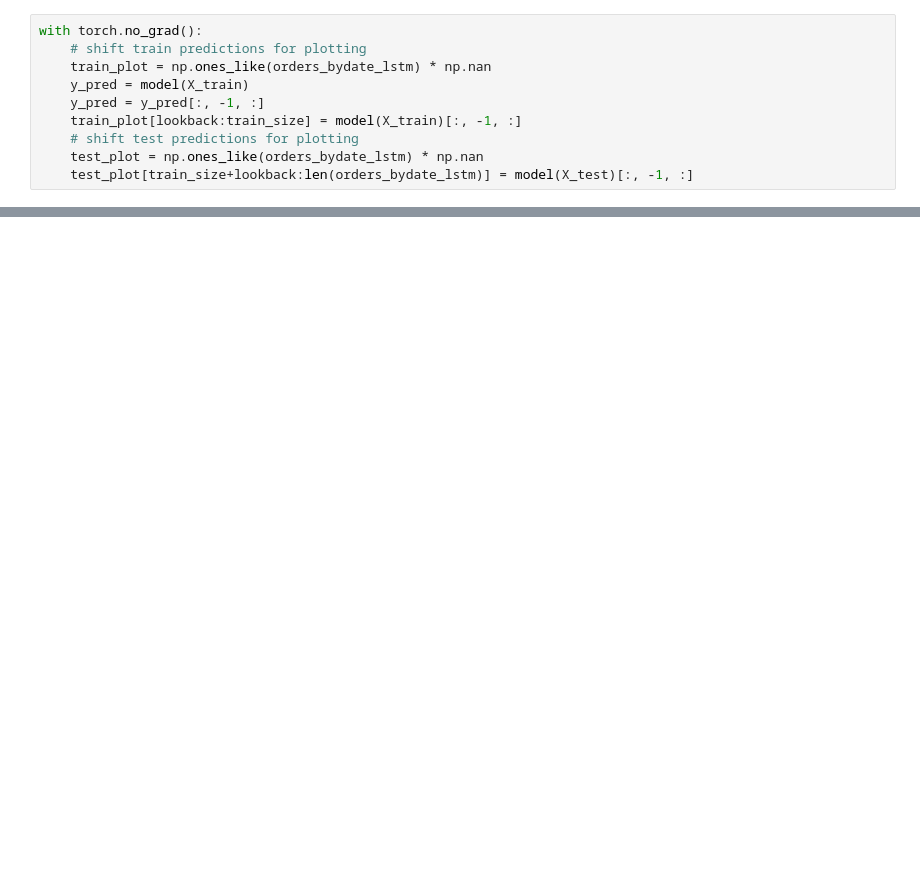
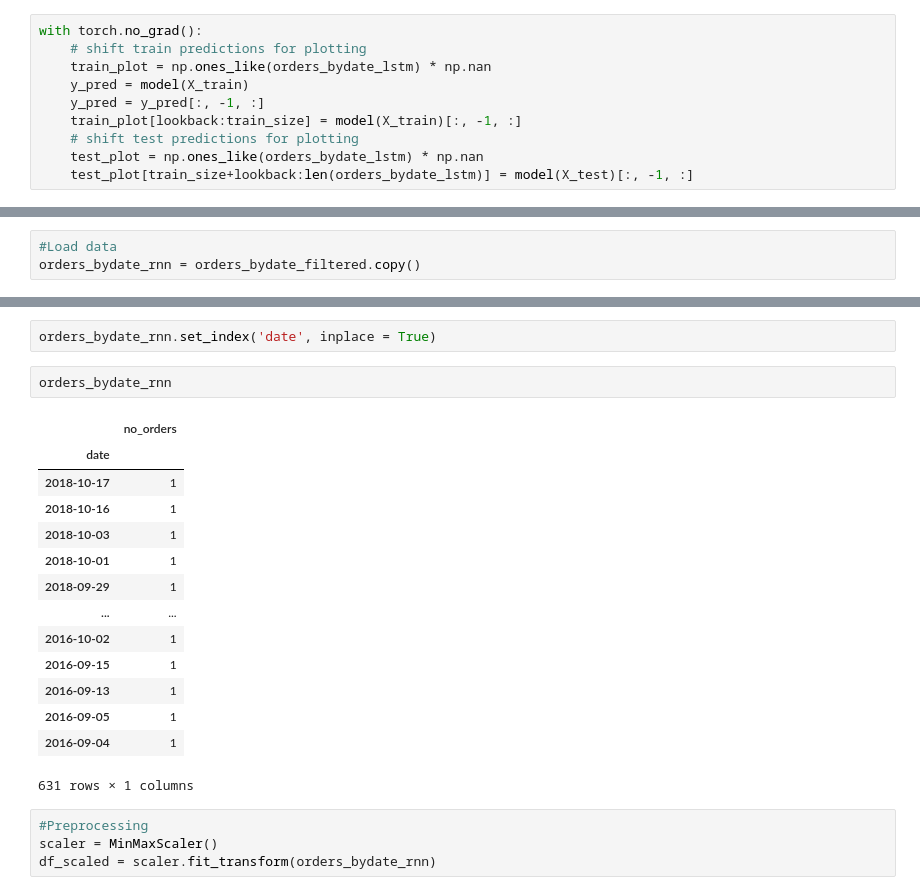
Before and after one commit to anhphuongnguyenquynh/mlops-ml-ecommerce-customers, a Jupyter notebook: ml-labs/demand_forecasting_deeplearningmethods.ipynb, the cells around one changed output, grey strips where cells are left out. Saved outputs shown, nothing was run; the diff lists cells and outputs as text; blank space fills up the shorter version.

```diff
--- a/ml-labs/demand_forecasting_deeplearningmethods.ipynb
+++ b/ml-labs/demand_forecasting_deeplearningmethods.ipynb
@@ -254,0 +252,3 @@ plt.show()
+# %%
+#Load data
+orders_bydate_rnn = orders_bydate_filtered.copy()
@@ -254,0 +264,23 @@ plt.show()
+# %%
+orders_bydate_rnn.set_index('date', inplace = True)
+# %%
+orders_bydate_rnn
+# %% [output]
+|  | no_orders |
+| date |  |
+| 2018-10-17 | 1 |
+| 2018-10-16 | 1 |
+| 2018-10-03 | 1 |
+| 2018-10-01 | 1 |
+| 2018-09-29 | 1 |
+| ... | ... |
+| 2016-10-02 | 1 |
+| 2016-09-15 | 1 |
+| 2016-09-13 | 1 |
+| 2016-09-05 | 1 |
+| 2016-09-04 | 1 |
+631 rows × 1 columns
+# %%
+#Preprocessing
+scaler = MinMaxScaler()
+df_scaled = scaler.fit_transform(orders_bydate_rnn)
```
Also changed, not shown: parts of 19 cells of this notebook.
